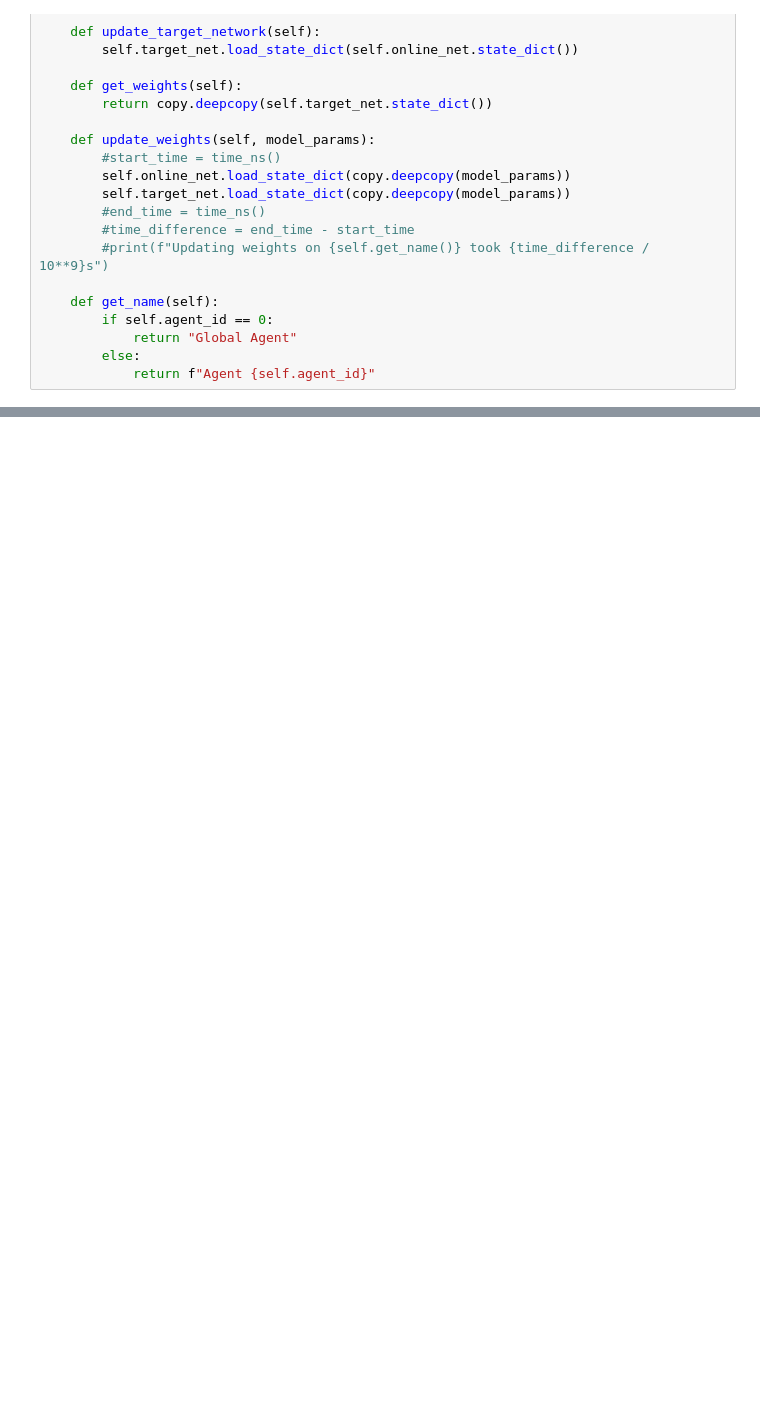
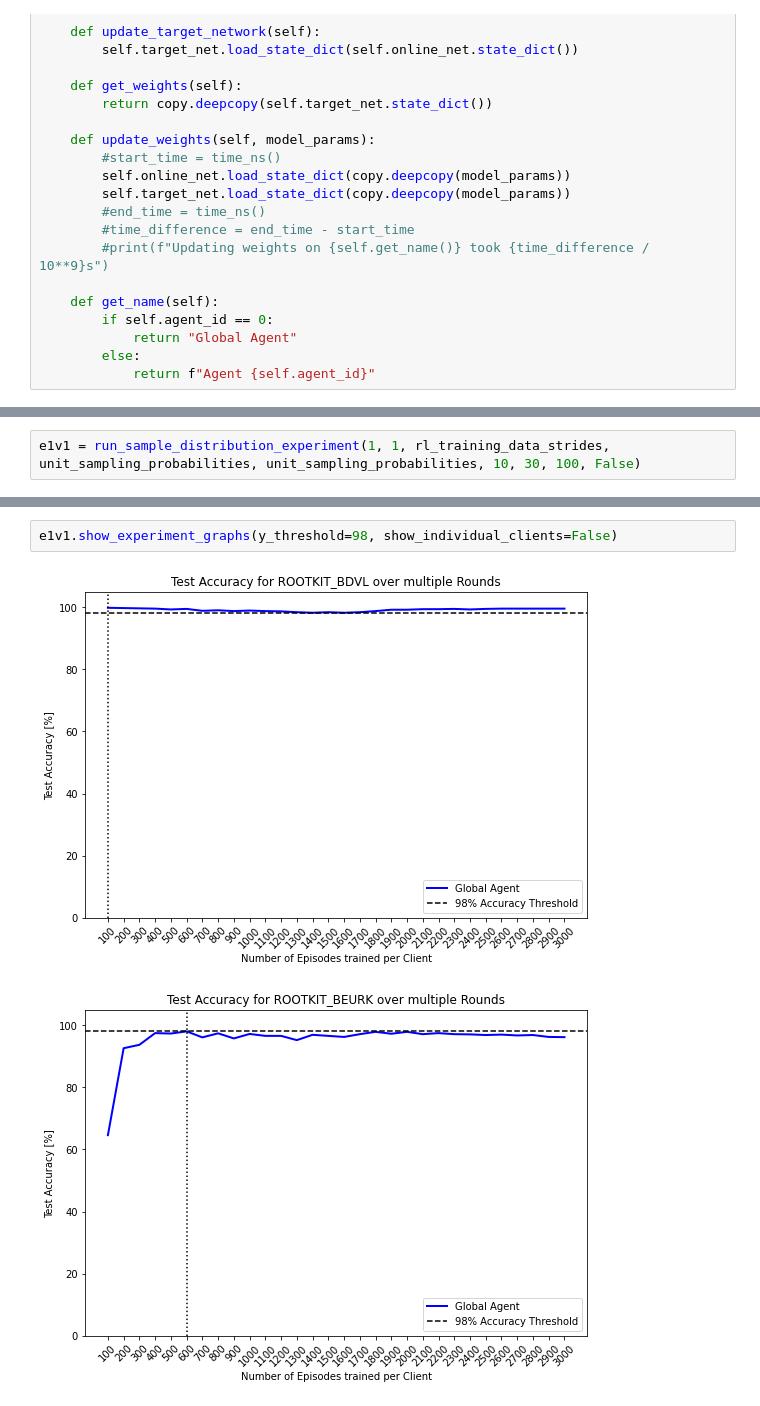
Before and after one commit to jan-kreischer/FedRL-for-IoT-Security, a Jupyter notebook: prototypes/prototype_02/experiment-01.ipynb, the cells around one changed output, grey strips where cells are left out. Drawn from its saved outputs; the diff is of its cells as text; blank space fills up the shorter version.

```diff
--- a/prototypes/prototype_02/experiment-01.ipynb
+++ b/prototypes/prototype_02/experiment-01.ipynb
@@ -1862,0 +1124,2 @@ Mitigation Performance for RANSOMWARE_POC
+# %%
+e1v1 = run_sample_distribution_experiment(1, 1, rl_training_data_strides, unit_sampling_probabilities, unit_sampling_probabilities, 10, 30, 100, False)
@@ -1862,0 +1144,5 @@ Mitigation Performance for RANSOMWARE_POC
+# %%
+e1v1.show_experiment_graphs(y_threshold=98, show_individual_clients=False)
+# %% [output]
+[figure, added]
+[figure, added]
```
Also changed, not shown: parts of 65 cells of this notebook.
